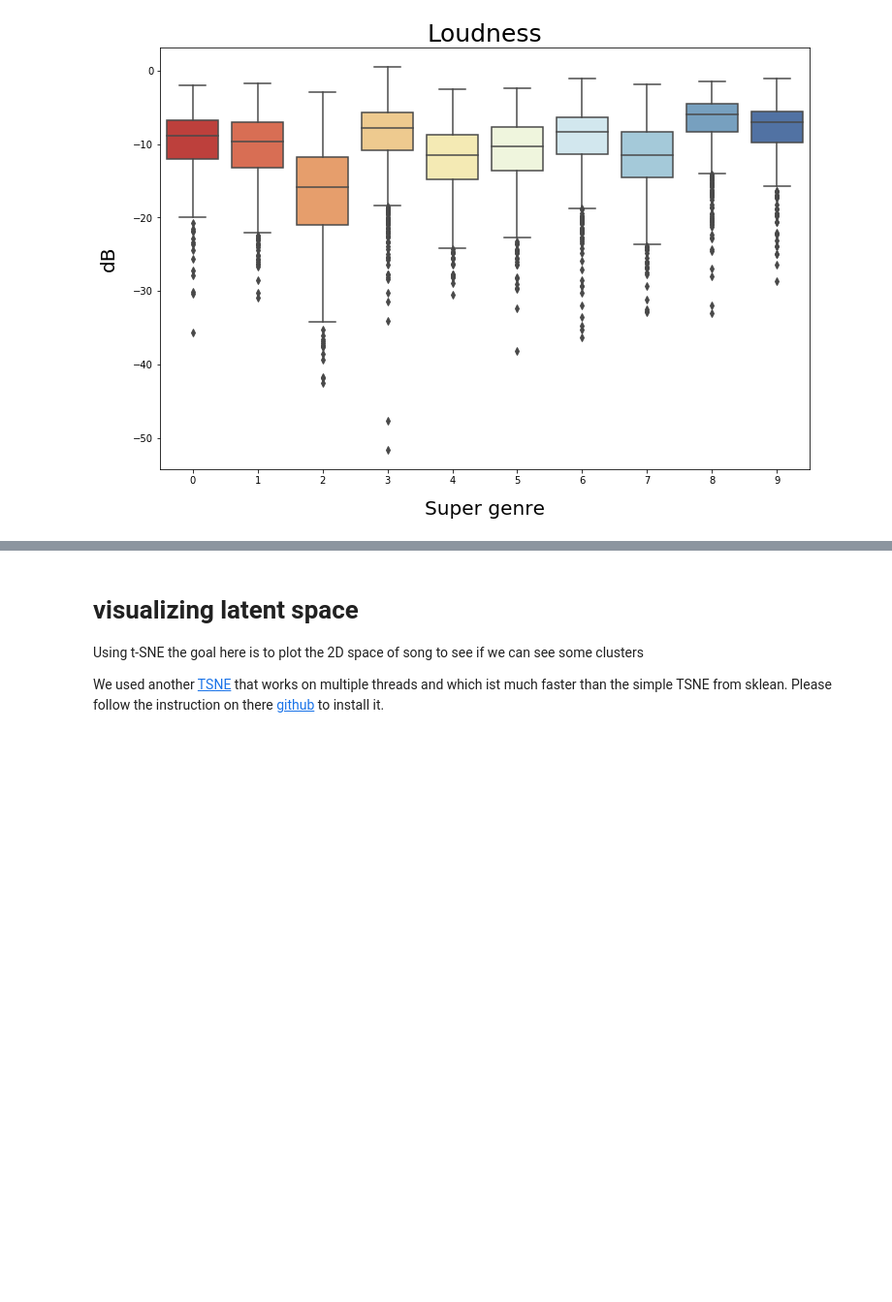
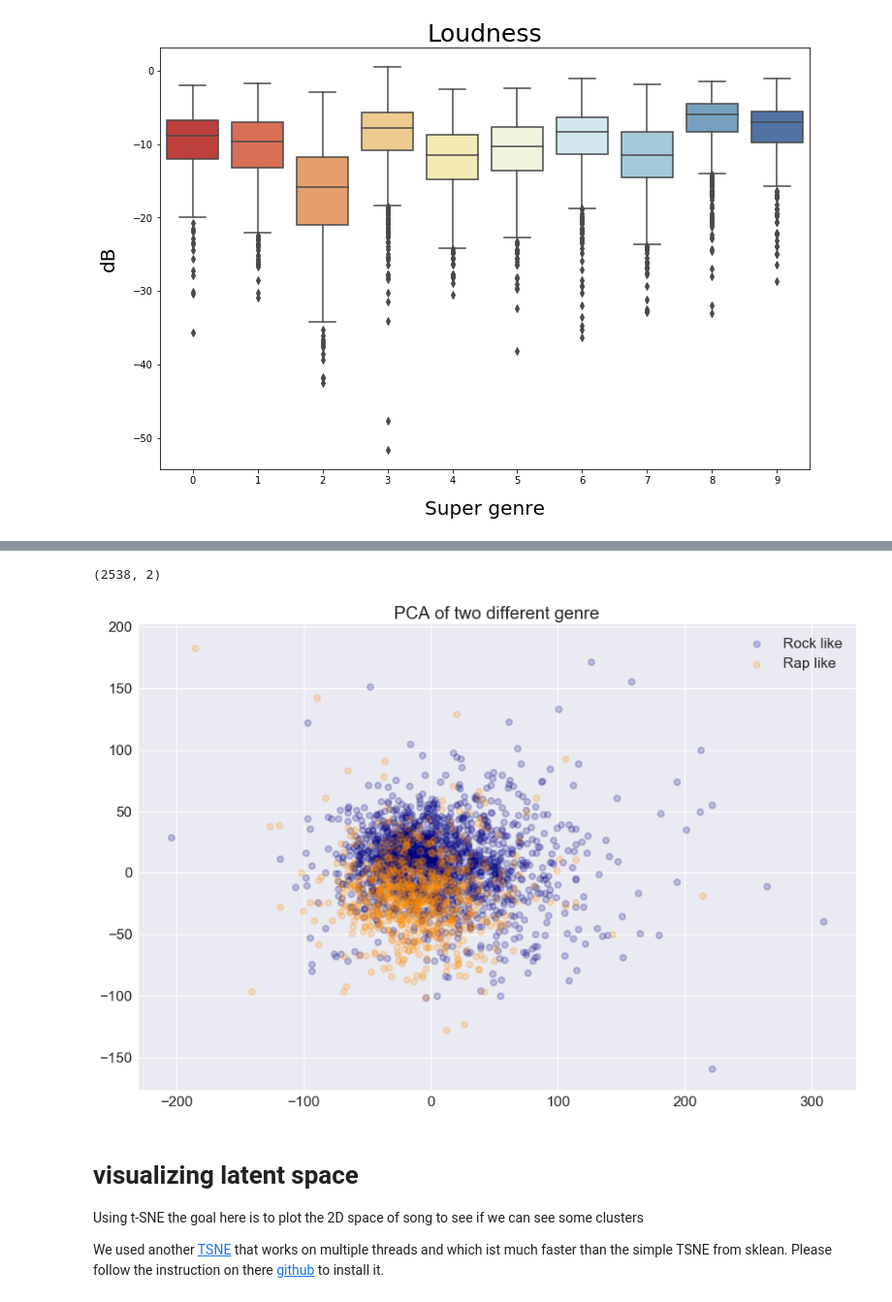
Before and after one commit to cgallay/Ada, a Jupyter notebook: Project/Projet_ADA_Final.ipynb, the cells around one changed output, grey strips where cells are left out. Shown: that part at 97% size. Cells and saved outputs as stored; diff of their text form; code cells hidden in the pictures; blank space fills up the shorter version.

```diff
--- a/Project/Projet_ADA_Final.ipynb
+++ b/Project/Projet_ADA_Final.ipynb
@@ -458,3 +466,27 @@ plt.show()
+# %%
+segmTimb39 =  df_song[["genre","segments_timbre"]][(df_song["genre"] == 3) | (df_song["genre"] == 9)]
+X_content39 = segmTimb39.segments_timbre.apply(lambda m: np.mean(m, axis=0).tolist()).tolist()
+X_content39 = np.array(X_content39)
+# %%
+pca = PCA(n_components = 2).fit_transform(X_content39)
+pca.shape
+# %% [output]
+(2538, 2)
+# %%
+plt.figure(figsize=(15,10))
+colors = ['navy', 'darkorange']
+names = ["Rock like", "Rap like"]
+y = segmTimb39["genre"]
+lw = 2
+
+for color, i, names in zip(colors, [3, 9], names):
+    plt.scatter(pca[y == i, 0], pca[y == i, 1], color=color, alpha=.2, lw=lw, label = names)
+plt.legend(loc='best', shadow=False, scatterpoints=1)
+plt.title('PCA of two different genre')
+plt.savefig('../docs/images/PCA_39.png')
+plt.show()
+# %% [output]
+[figure, added]
 # %% [markdown]
 # visualizing latent space
 
```
Also changed, not shown: parts of 13 cells of this notebook, 5 other files.
